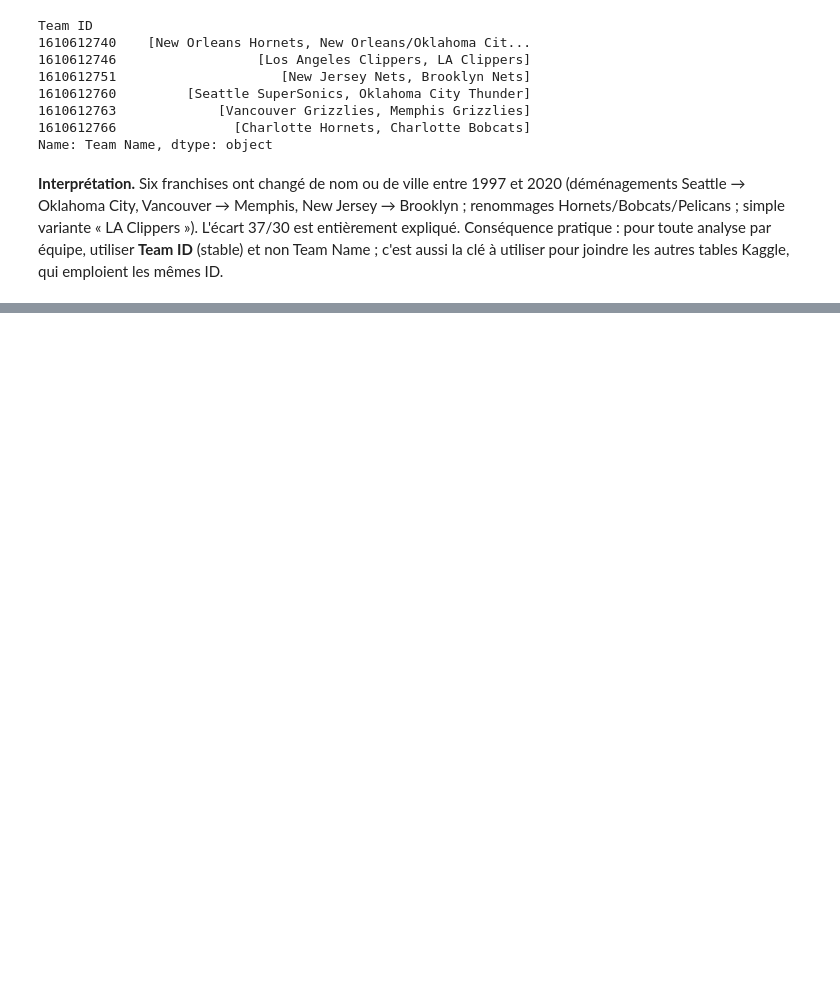
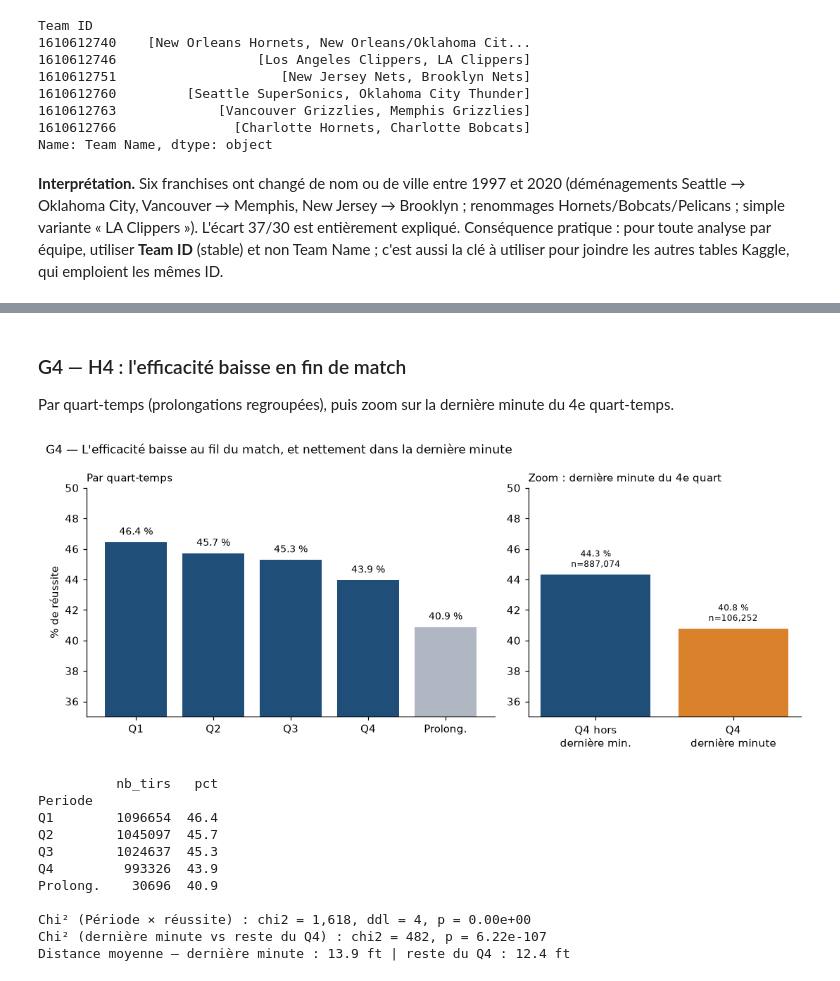
Before and after one commit to julestristan/nba-shot-analysis, a Jupyter notebook: src/EDA.ipynb, the cells around one changed output, grey strips where cells are left out. Saved outputs shown, nothing was run; the diff lists cells and outputs as text; code cells hidden in the pictures; blank space fills up the shorter version.

```diff
--- a/src/EDA.ipynb
+++ b/src/EDA.ipynb
@@ -207,0 +400,47 @@ Name: Team Name, dtype: object
+# %% [markdown]
+### G4 — H4 : l'efficacité baisse en fin de match
+Par quart-temps (prolongations regroupées), puis zoom sur la dernière minute du 4e quart-temps.
+# %%
+d["Periode"] = d["Period"].clip(upper=5).map({1: "Q1", 2: "Q2", 3: "Q3", 4: "Q4", 5: "Prolong."})
+d["Temps_restant_s"] = d["Minutes Remaining"] * 60 + d["Seconds Remaining"]      # temps restant total dans le quart
+
+g4 = d.groupby("Periode")["Shot Made Flag"].agg(nb_tirs="count", pct="mean").reindex(["Q1", "Q2", "Q3", "Q4", "Prolong."])
+g4["pct"] *= 100
+q4 = d[d["Period"] == 4]
+derniere_min = q4.loc[q4["Temps_restant_s"] <= 60, "Shot Made Flag"]
+reste_q4     = q4.loc[q4["Temps_restant_s"] > 60, "Shot Made Flag"]
+
+fig, axes = plt.subplots(1, 2, figsize=(10, 4.2), gridspec_kw={"width_ratios": [3, 2]})
+axes[0].bar(g4.index, g4["pct"], color=[BLEU]*4 + [GRIS])
+for i, (n, p_) in enumerate(zip(g4["nb_tirs"], g4["pct"])):
+    axes[0].text(i, p_ + 0.5, f"{p_:.1f} %", ha="center", fontsize=9)
+axes[0].set_ylim(35, 50); axes[0].set_ylabel("% de réussite"); axes[0].set_title("Par quart-temps", fontsize=10, loc="left")
+axes[1].bar(["Q4 hors\ndernière min.", "Q4\ndernière minute"], [reste_q4.mean()*100, derniere_min.mean()*100], color=[BLEU, ORANGE])
+for i, s in enumerate([reste_q4, derniere_min]):
+    axes[1].text(i, s.mean()*100 + 0.5, f"{s.mean()*100:.1f} %\nn={len(s):,}", ha="center", fontsize=8)
+axes[1].set_ylim(35, 50); axes[1].set_title("Zoom : dernière minute du 4e quart", fontsize=10, loc="left")
+plt.suptitle("G4 — L'efficacité baisse au fil du match, et nettement dans la dernière minute", x=0.01, ha="left", fontsize=11)
+plt.tight_layout();
+plt.savefig("../output/figures/G4_moment.png", dpi=150, bbox_inches="tight")
+plt.show()
+
+print(g4.round(1))
+ct4 = pd.crosstab(d["Periode"], d["Shot Made Flag"]); chi2, p, dof, _ = stats.chi2_contingency(ct4)
+print(f"\nChi² (Période × réussite) : chi2 = {chi2:,.0f}, ddl = {dof}, p = {p:.2e}")
+ct_dm = pd.crosstab(q4["Temps_restant_s"] <= 60, q4["Shot Made Flag"]); chi2, p, _, _ = stats.chi2_contingency(ct_dm)
+print(f"Chi² (dernière minute vs reste du Q4) : chi2 = {chi2:,.0f}, p = {p:.2e}")
+print("Distance moyenne — dernière minute :", round(q4.loc[q4['Temps_restant_s'] <= 60, 'Shot Distance'].mean(), 1),
+      "ft | reste du Q4 :", round(q4.loc[q4['Temps_restant_s'] > 60, 'Shot Distance'].mean(), 1), "ft")
+# %% [output]
+[figure, added]
+          nb_tirs   pct
+Periode
+Q1        1096654  46.4
+Q2        1045097  45.7
+Q3        1024637  45.3
+Q4         993326  43.9
+Prolong.    30696  40.9
+
+Chi² (Période × réussite) : chi2 = 1,618, ddl = 4, p = 0.00e+00
+Chi² (dernière minute vs reste du Q4) : chi2 = 482, p = 6.22e-107
+Distance moyenne — dernière minute : 13.9 ft | reste du Q4 : 12.4 ft
```
Also changed, not shown: parts of 25 cells of this notebook, 6 other files.
